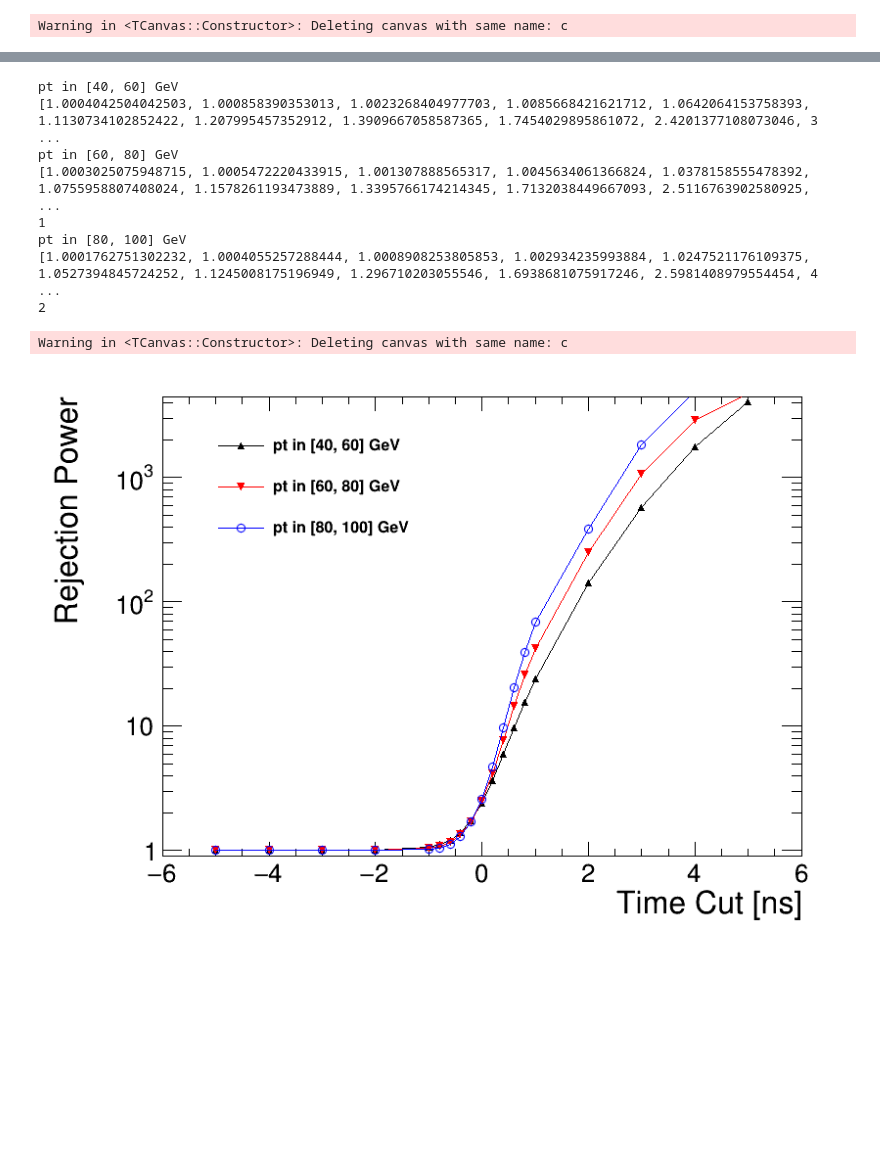
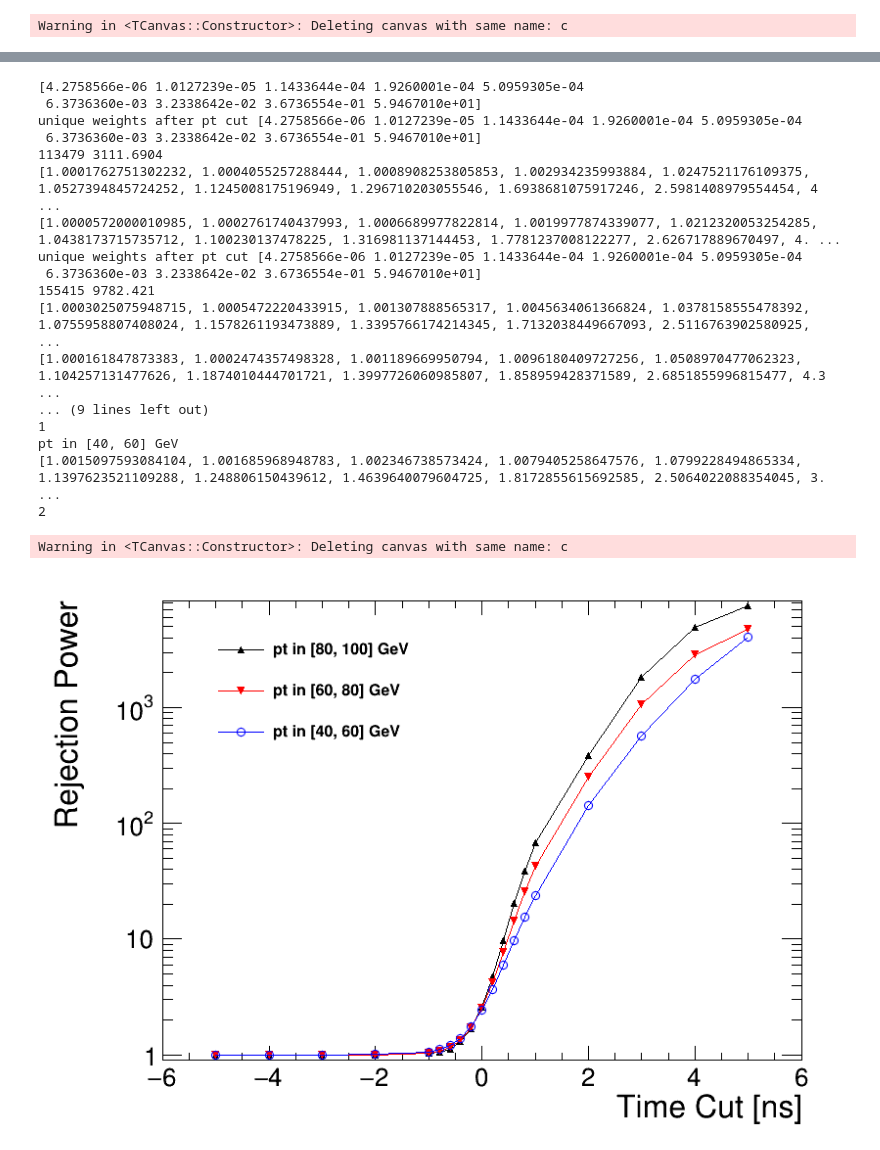
Before and after one commit to cms-lpc-llp/delayed_jet_analyzer, a Jupyter notebook: plot_scripts/event_selection/QCD_Inclusive_timing_study.ipynb, the cells around one changed output, grey strips where cells are left out. Cells and saved outputs as stored; diff of their text form; code cells hidden in the pictures; blank space fills up the shorter version.

Commit message:
add weighted rejection power of jet timing plot

```diff
--- a/plot_scripts/event_selection/QCD_Inclusive_timing_study.ipynb
+++ b/plot_scripts/event_selection/QCD_Inclusive_timing_study.ipynb
@@ -459,7 +459,7 @@ Warning in <TCanvas::Constructor>: Deleting canvas with same name: c
  # plot jet time
 #pt ranges
 #pt_range = [[60,80],[80,100]]
-pt_range = [[40,60],[60,80],[80,100]]
+pt_range = [[80,100],[60,80],[40,60]]
 #time cuts
 t_cuts = [-5.,-4.,-3.,-2.,-1.,-0.8,-0.6,-0.4,-0.2,0.,0.2,0.4,0.6,0.8,1.,2.,3.,4.,5.]
 #print len(t_cuts)
@@ -574,10 +574,10 @@ for m,n in enumerate(pt_range):
         #hrej[m].GetXaxis().SetRangeUser(-10,10)
         hrej[m].GetYaxis().SetRangeUser(0,1000)
         hrej[m].GetYaxis().SetTitle( 'Rejection Power' )
-        hrej[m].Draw('')
+        hrej[m].Draw('APL')
     else:
         print i
-        hrej[m].Draw('same')
+        hrej[m].Draw('PLsame')
 
     i+=1
 
@@ -607,8 +598,8 @@ ImportError: No module named rootpy.plotting
 # %%
- # plot jet time
+ # plot jet time rejection power w/ weight
 #pt ranges
 #pt_range = [[60,80],[80,100]]
-pt_range = [[40,60],[60,80],[80,100]]
+pt_range = [[80,100],[60,80],[40,60]]
 #time cuts
 t_cuts = [-5.,-4.,-3.,-2.,-1.,-0.8,-0.6,-0.4,-0.2,0.,0.2,0.4,0.6,0.8,1.,2.,3.,4.,5.]
 #print len(t_cuts)
@@ -616,6 +607,7 @@ t_cuts = [-5.,-4.,-3.,-2.,-1.,-0.8,-0.6,-0.4,-0.2,0.,0.2,0.4,0.6,0.8,1.,2.,3.,4.
 jetTime = tree['jetTime'].array()
 jetPt = tree['jetPt'].array()
 weight = tree['weight'].array()
+print np.unique(weight)
 # print 'Time',jetTime[:3]
 # print 'Pt',jetPt[:3]
 # print 'Weight',weight[:3]
@@ -652,33 +644,46 @@ pt_v = jetPt_v.flatten()
 #print t.shape, cutted_t.shape, cutted_t[cutted_t>1].shape
 
 Power_rej = {}
+Power_rej_w = {}
 
 for m,n in enumerate(pt_range):
     #print m,n, n[0], n[1]
     ptcut_string = np.logical_and( pt_v > n[0], pt_v < n[1])
     ptcutted_t_v = t_v[ptcut_string]
+    ptcutted_w_v = flat_weight_v[ptcut_string]
     #print t_v.shape, t_v[np.logical_and(pt_v>n[0],pt_v<n[1])].shape, ptcutted_t_v.shape
     #print 'pt range = [',n[0],',',n[1],'] GeV, after pt cut ',ptcutted_t_v.shape
     Ntotal = ptcutted_t_v.shape[0]
-    #print Ntotal
+    #Ntotal_w = ptcutted_w_v.shape[0]
+    print 'unique weights after pt cut',np.unique(ptcutted_w_v)
+    Ntotal_w = np.sum(ptcutted_w_v)
+    print Ntotal, Ntotal_w
     Power_rej[m] = []
+    Power_rej_w[m] = []
     for p, q in enumerate(t_cuts):
         #print p, q
         tcut_string = np.logical_and(ptcut_string,t_v > q)
         #ptcutted_t_v = ptcutted_t_v.flatten()
         cutted_t_v =  t_v[tcut_string]
+        cutted_w_v =  flat_weight_v[tcut_string]
         #cutted_t_v = cutted_t_v.flatten()
         Nsel = cutted_t_v.shape[0]
+        Nsel_w = np.sum(cutted_w_v)
         Nrej = 1.*Ntotal - 1.*Nsel
+        Nrej_w = 1.*Ntotal_w - 1.*Nsel_w
         Prej = 1.0*Ntotal/Nsel
+        Prej_w = 1.0*Ntotal_w/Nsel_w
         #Prej = Ntotal/Nrej
         #print 'after time cut > ',q,' ns ',cutted_t_v.shape, ', rejection power = ', Prej
         Power_rej[m] += [Prej]
+        Power_rej_w[m] += [Prej_w]
         #print Power_rej[m]
         #, t_v[np.logical_and(np.logical_and( pt_v > n[0], pt_v < n[1]),t_cuts > q)].shape
     #Power_rej[m] = np.array(Power_rej[m])
     #print 'Rejection power',Power_rej[m]
     #print Power_rej[m].shape
+    print Power_rej[m]
+    print Power_rej_w[m]
 
 
 #make plot
@@ -696,7 +701,8 @@ for m,n in enumerate(pt_range):
     pt_string = 'pt in [' + str(n[0]) + ', ' + str(n[1]) + '] GeV'
     name_string = 'pt_' + str(n[0]) + '_' + str(n[1])
     print pt_string
-    power = Power_rej[m]
+    power = Power_rej_w[m]
+    #power = Power_rej[m]
     print power
     num = len(Power_rej[m])
     #print num, t_cuts, power
@@ -709,38 +715,47 @@ for m,n in enumerate(pt_range):
     hrej[m].SetLineColor(std_color_list[i])
     hrej[m].SetMarkerColor(std_color_list[i])
     hrej[m].SetMarkerStyle(22+i)
 #     hrej[m].SetMarkerSize(2)
 
 
     leg.AddEntry(hrej[m],pt_string)
     leg.SetBorderSize(0)
         #hrej[m].GetYaxis().SetRangeUser(0,1000)
 
     if i==0 :
         #hrej[m].GetYaxis().SetRangeUser(0,1000)
         hrej[m].SetTitle( 'Rejection Power' )
         hrej[m].GetXaxis().SetTitle( 'Time Cut [ns]' )
         #hrej[m].GetXaxis().SetRangeUser(-10,10)
-        hrej[m].GetYaxis().SetRangeUser(0,1000)
+        hrej[m].GetYaxis().SetRangeUser(0,10000)
         hrej[m].GetYaxis().SetTitle( 'Rejection Power' )
         hrej[m].Draw('ALP')
     else:
         print i
         hrej[m].Draw('LPsame')
 
     i+=1
 
 leg.Draw()
 c.SetLogy()
 c.Draw()
 # %% [output]
+[4.2758566e-06 1.0127239e-05 1.1433644e-04 1.9260001e-04 5.0959305e-04
+ 6.3736360e-03 3.2338642e-02 3.6736554e-01 5.9467010e+01]
+unique weights after pt cut [4.2758566e-06 1.0127239e-05 1.1433644e-04 1.9260001e-04 5.0959305e-04
+ 6.3736360e-03 3.2338642e-02 3.6736554e-01 5.9467010e+01]
+113479 3111.6904
+[1.0001762751302232, 1.0004055257288444, 1.0008908253805853, 1.002934235993884, 1.0247521176109375, 1.0527394845724252, 1.1245008175196949, 1.296710203055546, 1.6938681075917246, 2.5981408979554454, 4 ...
+[1.0000572000010985, 1.0002761740437993, 1.0006689977822814, 1.0019977874339077, 1.0212320053254285, 1.0438173715735712, 1.100230137478225, 1.316981137144453, 1.7781237008122277, 2.626717889670497, 4. ...
+unique weights after pt cut [4.2758566e-06 1.0127239e-05 1.1433644e-04 1.9260001e-04 5.0959305e-04
+ 6.3736360e-03 3.2338642e-02 3.6736554e-01 5.9467010e+01]
+155415 9782.421
+[1.0003025075948715, 1.0005472220433915, 1.001307888565317, 1.0045634061366824, 1.0378158555478392, 1.0755958807408024, 1.1578261193473889, 1.3395766174214345, 1.7132038449667093, 2.5116763902580925,  ...
+[1.000161847873383, 1.0002474357498328, 1.001189669950794, 1.0096180409727256, 1.0508970477062323, 1.104257131477626, 1.1874010444701721, 1.3997726060985807, 1.858959428371589, 2.6851855996815477, 4.3 ...
+... (9 lines left out)
+1
 pt in [40, 60] GeV
-[1.0004042504042503, 1.000858390353013, 1.0023268404977703, 1.0085668421621712, 1.0642064153758393, 1.1130734102852422, 1.207995457352912, 1.3909667058587365, 1.7454029895861072, 2.4201377108073046, 3 ...
-pt in [60, 80] GeV
-[1.0003025075948715, 1.0005472220433915, 1.001307888565317, 1.0045634061366824, 1.0378158555478392, 1.0755958807408024, 1.1578261193473889, 1.3395766174214345, 1.7132038449667093, 2.5116763902580925,  ...
-1
-pt in [80, 100] GeV
-[1.0001762751302232, 1.0004055257288444, 1.0008908253805853, 1.002934235993884, 1.0247521176109375, 1.0527394845724252, 1.1245008175196949, 1.296710203055546, 1.6938681075917246, 2.5981408979554454, 4 ...
+[1.0015097593084104, 1.001685968948783, 1.002346738573424, 1.0079405258647576, 1.0799228494865334, 1.1397623521109288, 1.248806150439612, 1.4639640079604725, 1.8172855615692585, 2.5064022088354045, 3. ...
 2
 Warning in <TCanvas::Constructor>: Deleting canvas with same name: c
-[figure, old version]
+[figure, new version]
```
Also changed, not shown: parts of 6 cells of this notebook, 1 other file.
